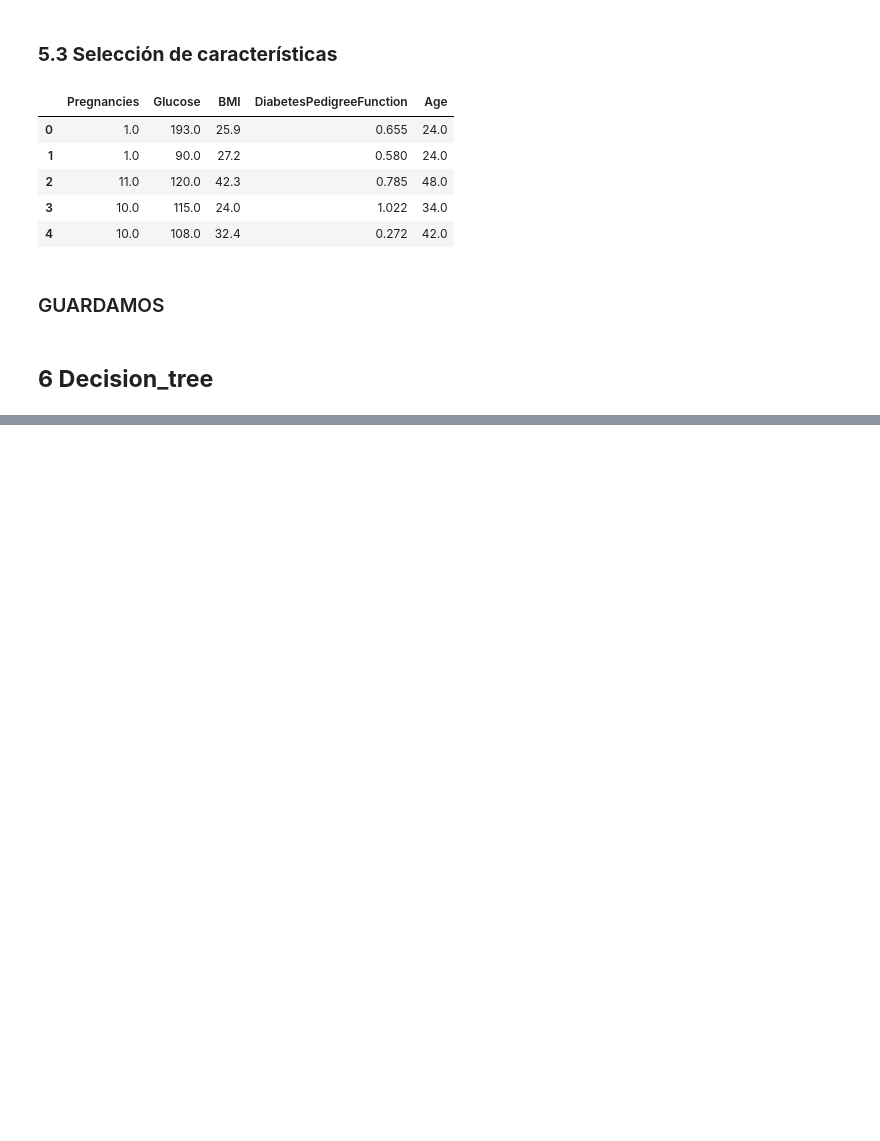
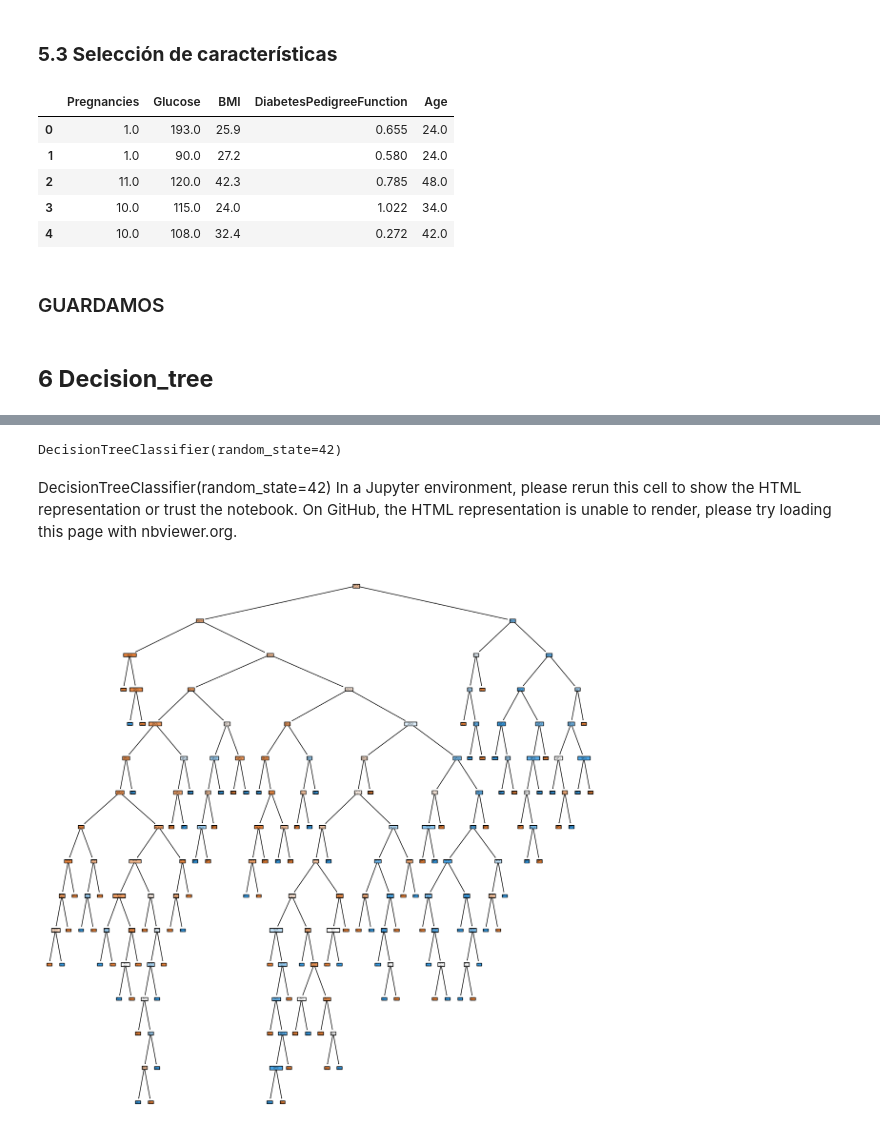
Before and after one commit to 4GeeksAcademy/machine-learning-python-template_decision_tree_ds_13_david, a Jupyter notebook: src/explore.ipynb, the cells around one changed output, grey strips where cells are left out. Saved outputs shown, nothing was run; the diff lists cells and outputs as text; code cells hidden in the pictures; blank space fills up the shorter version.

```diff
--- a/src/explore.ipynb
+++ b/src/explore.ipynb
@@ -496,0 +526,21 @@ x_test_sel.to_csv("/workspaces/machine-learning-python-template_decision_tree_ds
+# %%
+
+
+model = DecisionTreeClassifier(random_state = 42)
+model.fit(x_train, y_train)
+# %% [output]
+DecisionTreeClassifier(random_state=42)
+# %% [markdown]
+DecisionTreeClassifier(random_state=42)
+In a Jupyter environment, please rerun this cell to show the HTML representation or trust the notebook.
+On GitHub, the HTML representation is unable to render, please try loading this page with nbviewer.org.
+# %%
+from sklearn import tree
+
+fig = plt.figure(figsize=(15,15))
+
+tree.plot_tree(model, feature_names = list(x_train.columns), class_names = ["0", "1", "2"], filled = True)
+
+plt.show()
+# %% [output]
+[figure, added]
```
Also changed, not shown: parts of 5 cells of this notebook.
